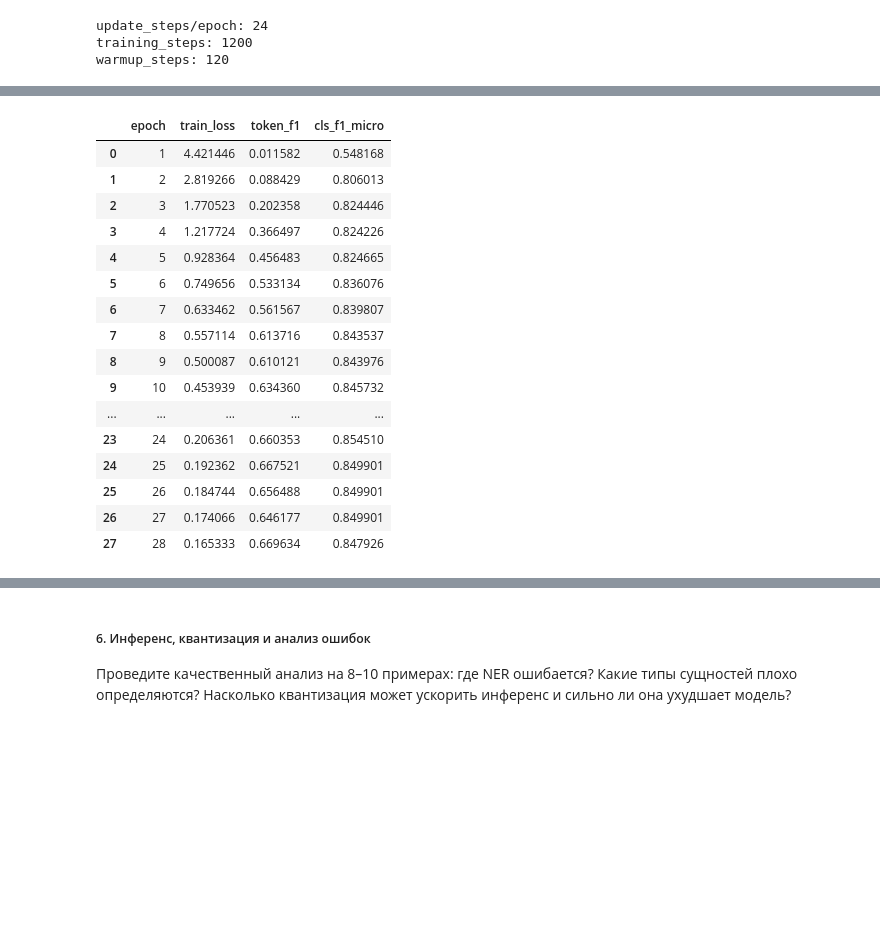
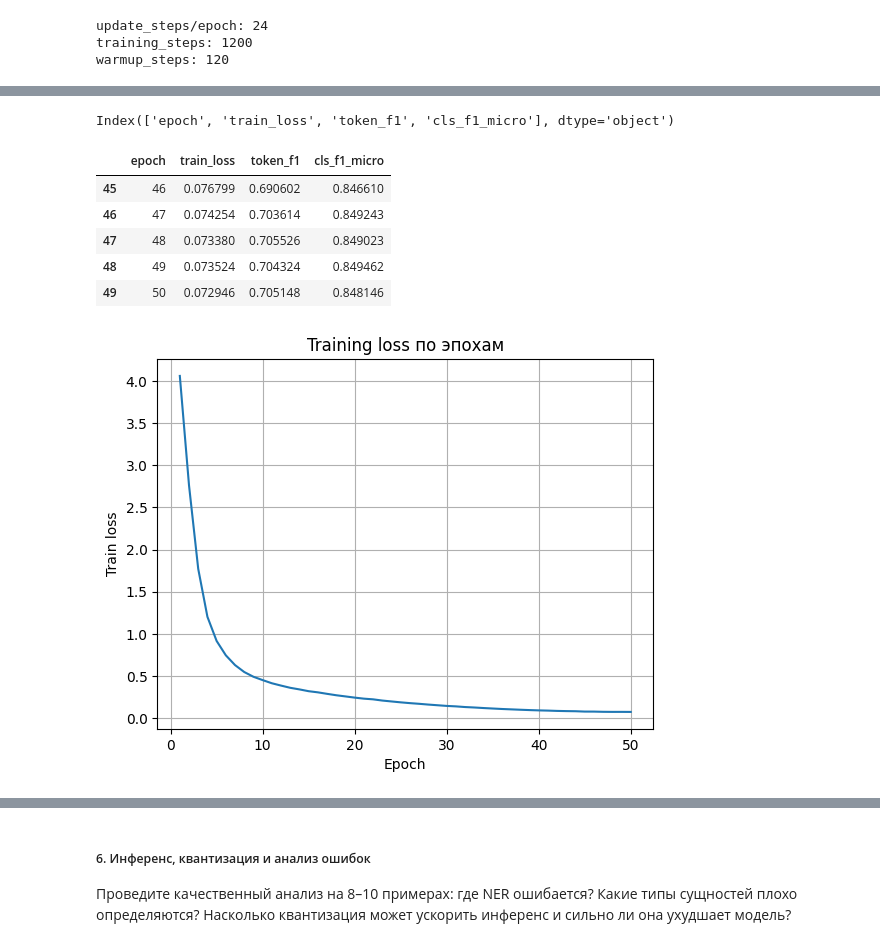
Before and after one commit to GladunAD/yandex_practicum_nlp, a Jupyter notebook: NEREL_MultiTask_Notebook.ipynb, the cells around one changed output, grey strips where cells are left out. Drawn from its saved outputs; the diff is of its cells as text; code cells hidden in the pictures; blank space fills up the shorter version.

```diff
--- a/NEREL_MultiTask_Notebook.ipynb
+++ b/NEREL_MultiTask_Notebook.ipynb
@@ -800,21 +799,24 @@ Epoch 12: loss=0.3953, token_f1=0.6374, cls_f1_micro=0.8462
+# %%
+log_df.columns
+# %% [output]
+Index(['epoch', 'train_loss', 'token_f1', 'cls_f1_micro'], dtype='object')
 # %%
 log_df = pd.DataFrame(logs)
-log_df
+log_df.tail()
 # %% [output]
 |  | epoch | train_loss | token_f1 | cls_f1_micro |
-| 0 | 1 | 4.421446 | 0.011582 | 0.548168 |
-| 1 | 2 | 2.819266 | 0.088429 | 0.806013 |
-| 2 | 3 | 1.770523 | 0.202358 | 0.824446 |
-| 3 | 4 | 1.217724 | 0.366497 | 0.824226 |
-| 4 | 5 | 0.928364 | 0.456483 | 0.824665 |
-| 5 | 6 | 0.749656 | 0.533134 | 0.836076 |
-| 6 | 7 | 0.633462 | 0.561567 | 0.839807 |
-| 7 | 8 | 0.557114 | 0.613716 | 0.843537 |
-| 8 | 9 | 0.500087 | 0.610121 | 0.843976 |
-| 9 | 10 | 0.453939 | 0.634360 | 0.845732 |
-| ... | ... | ... | ... | ... |
-| 23 | 24 | 0.206361 | 0.660353 | 0.854510 |
-| 24 | 25 | 0.192362 | 0.667521 | 0.849901 |
-| 25 | 26 | 0.184744 | 0.656488 | 0.849901 |
-| 26 | 27 | 0.174066 | 0.646177 | 0.849901 |
-| 27 | 28 | 0.165333 | 0.669634 | 0.847926 |
+| 45 | 46 | 0.076799 | 0.690602 | 0.846610 |
+| 46 | 47 | 0.074254 | 0.703614 | 0.849243 |
+| 47 | 48 | 0.073380 | 0.705526 | 0.849023 |
+| 48 | 49 | 0.073524 | 0.704324 | 0.849462 |
+| 49 | 50 | 0.072946 | 0.705148 | 0.848146 |
+# %%
+plt.figure()
+plt.plot(log_df["epoch"], log_df["train_loss"])
+plt.xlabel("Epoch")
+plt.ylabel("Train loss")
+plt.title("Training loss по эпохам")
+plt.grid(True)
+plt.show();
+# %% [output]
+[figure, added]
```
Also changed, not shown: parts of 11 cells of this notebook.
